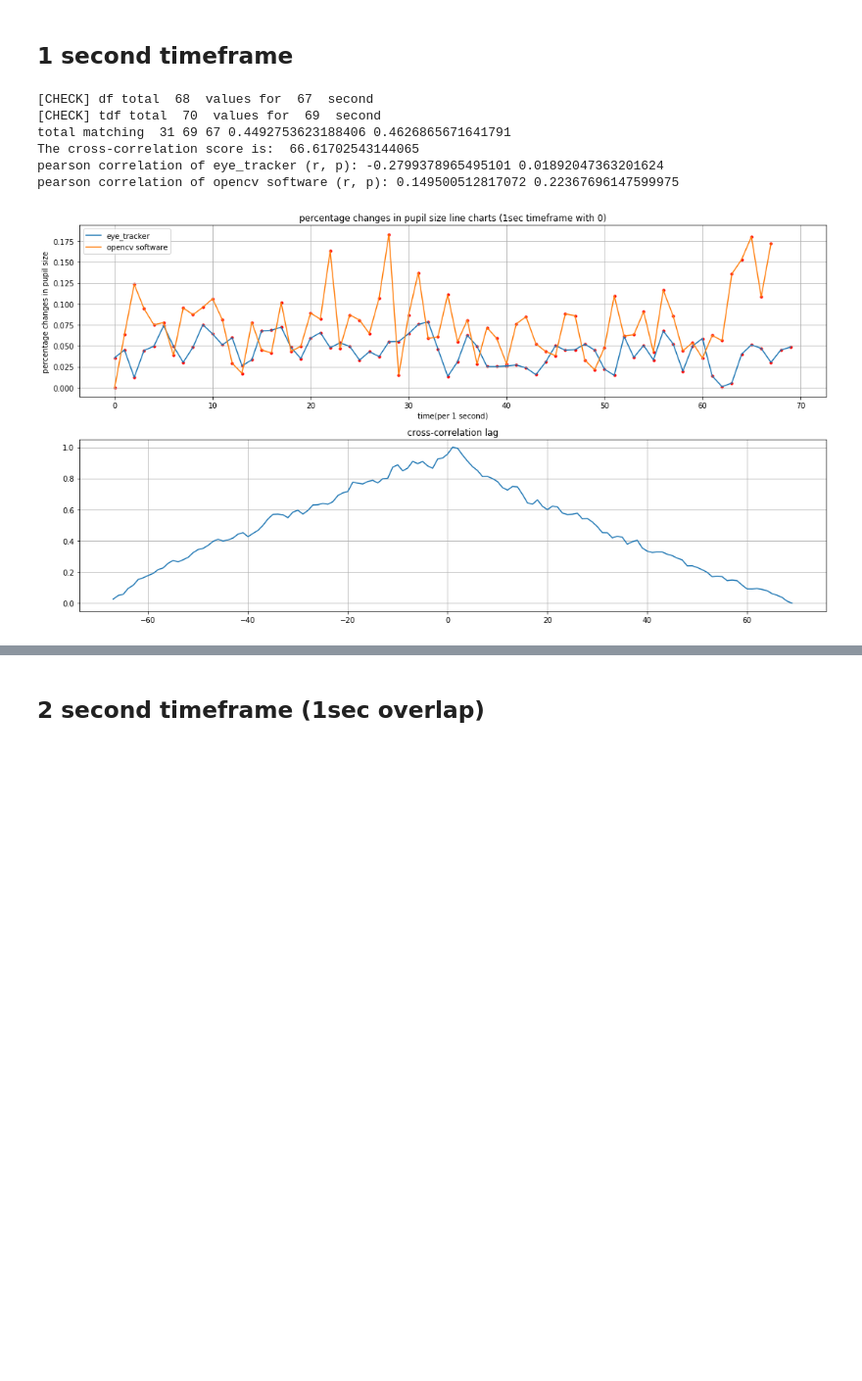
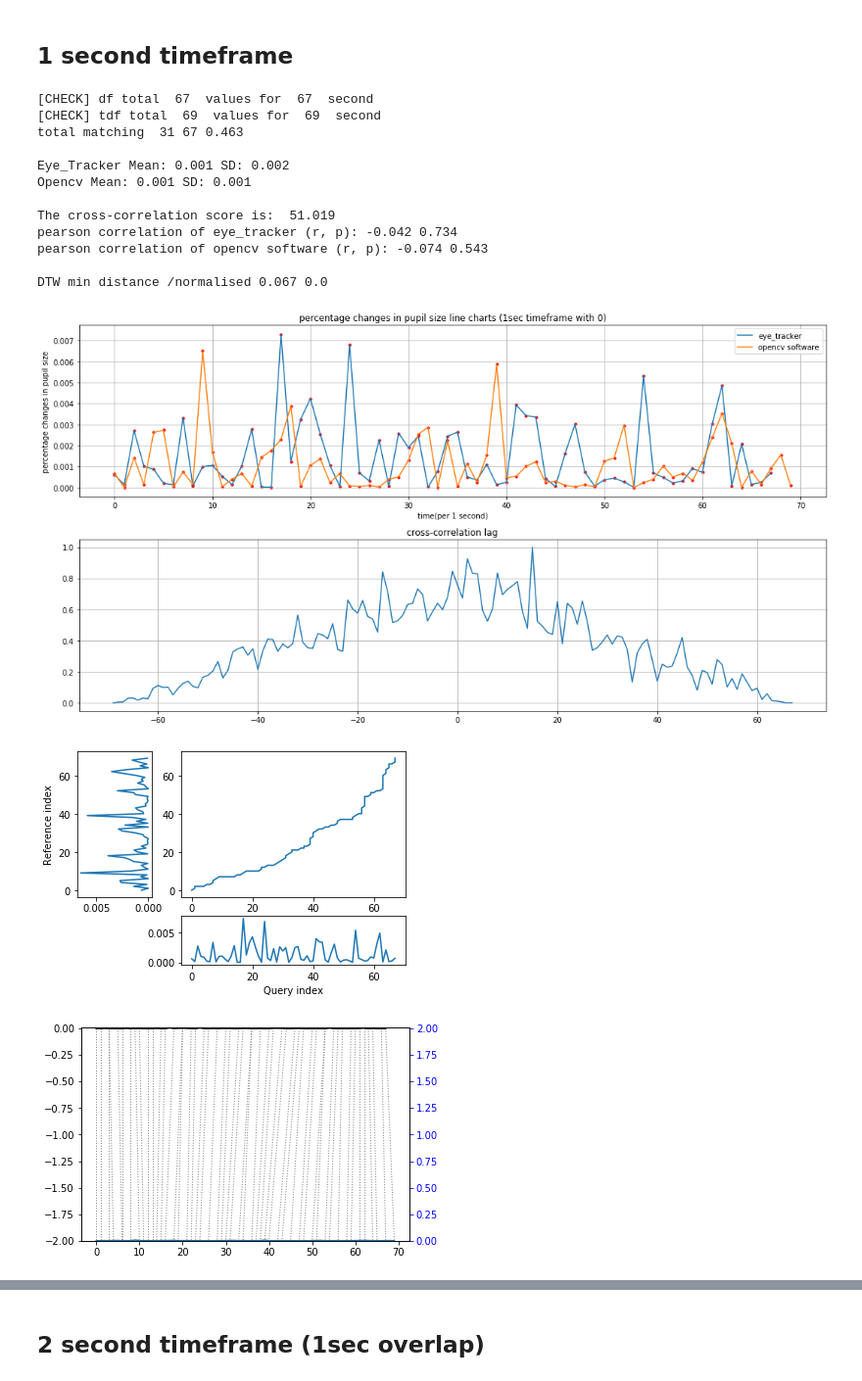
Before and after one commit to kkkkk2017/pupil_data_analysis, a Jupyter notebook: analysis_tobii_opencv_sun.ipynb, the cells around one changed output, grey strips where cells are left out. Shown at 98% size. Saved outputs shown, nothing was run; the diff lists cells and outputs as text; code cells hidden in the pictures; blank space fills up the shorter version.

```diff
--- a/analysis_tobii_opencv_sun.ipynb
+++ b/analysis_tobii_opencv_sun.ipynb
@@ -128,23 +128,23 @@ total valid radius 652
 # %% [markdown]
 ## scatter plot of radius of eye_tracker
 # %%
-t_baseline = 0.98
 values = np.concatenate( [list(tdf['left_r']), list(tdf['right_r'])] )
 sep = len(tdf['left_r'])
 
-values = eliminate_outliers(values, 0.1)
+values = eliminate_outliers(values, 0.7)
 tdf['left_r'] = values[:sep]
 tdf['right_r'] = values[sep:]
 
+t_baseline = 1.02
 left_r = []
 right_r = []
 for i, r in tdf.iterrows():
-    if abs(r['left_r'] - t_baseline) > 0.2:
+    if abs(r['left_r'] - t_baseline) > 0.23:
         left_r.append(np.nan)
     else:
         left_r.append(r['left_r'])
 
-    if abs(r['right_r'] - t_baseline) > 0.2:
+    if abs(r['right_r'] - t_baseline) > 0.23:
         right_r.append(np.nan)
     else:
         right_r.append(r['right_r'])
@@ -156,8 +156,8 @@ tdf['right_r'] = right_r
 fig, ax = plt.subplots(figsize=(15, 4))
 ax.scatter(x=list(tdf.index), y=tdf['left_r'], s=10, label='left')
 ax.scatter(x=list(tdf.index), y=tdf['right_r'], s=10, label='right')
+ax.hlines(y=t_baseline, xmin=0, xmax=list(tdf.index)[-1]+1, color='red')
 ax.grid()
 ax.legend(loc='best')
-print('total valid radius', len([i for i in left_r if not np.isnan(i)]) + len([i for i in right_r if not np.isnan(i)]))
 # %% [output]
 before 8296
@@ -212,14 +211,14 @@ def normalise(df):
                 values.append(r['pupil'])
         else:
             if len(values) == 0:
-                if current_sec > 0:
+                if current_sec > 0.5:
                     result.update({current_sec: result[current_sec-1]}) #if no available value, then select the last one
                 else:
                     result.update({current_sec: np.nan})
             else:
-                values = sorted(values)
-                if len(values) >= 4:
-                    values = values[1:-2] #remove the biggest and smallest
+#                 values = sorted(values)
+#                 if len(values) >= 4:
+#                     values = values[1:-2] #remove the biggest and smallest
                 result.update({current_sec: hmean(values)})
                 values = []
 
@@ -228,10 +227,9 @@ def normalise(df):
                 values.append(r['pupil'])
 
     #for the last sec
-    values = sorted(values)
-    if len(values) >= 4:
-        values = values[1:-2] #remove the biggest and smallest
     result.update({current_sec: hmean(values)})
-
+    result = pandas.DataFrame.from_dict(result, orient='index', columns=['radius'])
+    result['pcps'] = result['radius'].pct_change()
+    result['pcps'][0] = 0
     return result
 # %%
@@ -287,6 +316,8 @@ def plot_rate(ary1, ary2, timeframe, overlap):
 # %%
 def normalise_sec(df, sec=2, overlap=1, half=False): #input dict, half: if overlap has 0.5 sec
+    df = pandas.DataFrame.to_dict(df)['radius']
     result = {}
+#     print(int(list(df.keys())[-1]))
     end = int(list(df.keys())[-1])-sec-overlap
     interval = sec-overlap
     if half:
@@ -306,7 +337,7 @@ def normalise_sec(df, sec=2, overlap=1, half=False): #input dict, half: if overl
                     values.append(n)
 
         # update result
-        if len(values) == 0:
+        if len(values) == 0 and current != 0:
             result.update({current: result[i-1]})
         else:
             result.update({current: hmean(values)})
@@ -315,6 +346,12 @@ def normalise_sec(df, sec=2, overlap=1, half=False): #input dict, half: if overl
         current += sec
         current -= overlap
 
+    if np.isnan(result[0]):
+        result.update({0: result[1]})
+
+    result = pandas.DataFrame.from_dict(result, orient='index', columns=['radius'])
+    result['pcps'] = result['radius'].pct_change()
+    result['pcps'][0] = 0
     return result
 # %%
 def normalise_rate_sec(ary, sec=2, overlap=1, half=False): #input dict, half: if overlap has 0.5 sec
@@ -357,19 +414,27 @@ tobii = normalise(merge_tdf)
 # %%
 #normalise into 1 second timeframe
 timeframe = 1
 overlap = 0
 df_1 = normalise_sec(opencv, timeframe, overlap)
 tdf_1 = normalise_sec(tobii, timeframe, overlap)
-print('[CHECK] df total ', len(df_1.keys()), ' values for ', list(df_1.keys())[-1], ' second')
-print('[CHECK] tdf total ', len(tdf_1.keys()), ' values for ', list(tdf_1.keys())[-1], ' second')
-py_rate_1 = cal_rate(list(df_1.values()), baseline)
-tb_rate_1 = cal_rate(list(tdf_1.values()), t_baseline)
-plot_rate(tb_rate_1, py_rate_1, timeframe, overlap)
+print('[CHECK] df total ', len(df_1.index)-1, ' values for ', list(df_1.index)[-1], ' second')
+print('[CHECK] tdf total ', len(tdf_1.index)-1, ' values for ', list(tdf_1.index)[-1], ' second')
+py_rate_1 = cal_rate(list(df_1['radius']), baseline)
+tb_rate_1 = cal_rate(list(tdf_1['radius']), t_baseline)
+plot_rate(py_rate_1, tb_rate_1, 1, 0)
 # %% [output]
-[CHECK] df total  68  values for  67  second
-[CHECK] tdf total  70  values for  69  second
-total matching  31 69 67 0.4492753623188406 0.4626865671641791
-The cross-correlation score is:  66.61702543144065
-pearson correlation of eye_tracker (r, p): -0.2799378965495101 0.01892047363201624
-pearson correlation of opencv software (r, p): 0.149500512817072 0.22367696147599975
+[CHECK] df total  67  values for  67  second
+[CHECK] tdf total  69  values for  69  second
+total matching  31 67 0.463
+
+Eye_Tracker Mean: 0.001 SD: 0.002
+Opencv Mean: 0.001 SD: 0.001
+
+The cross-correlation score is:  51.019
+pearson correlation of eye_tracker (r, p): -0.042 0.734
+pearson correlation of opencv software (r, p): -0.074 0.543
+
+DTW min distance /normalised 0.067 0.0
-[figure, old version]
+[figure, new version]
+[figure, added]
+[figure, added]
```
Also changed, not shown: parts of 24 cells of this notebook, 1 other file.
